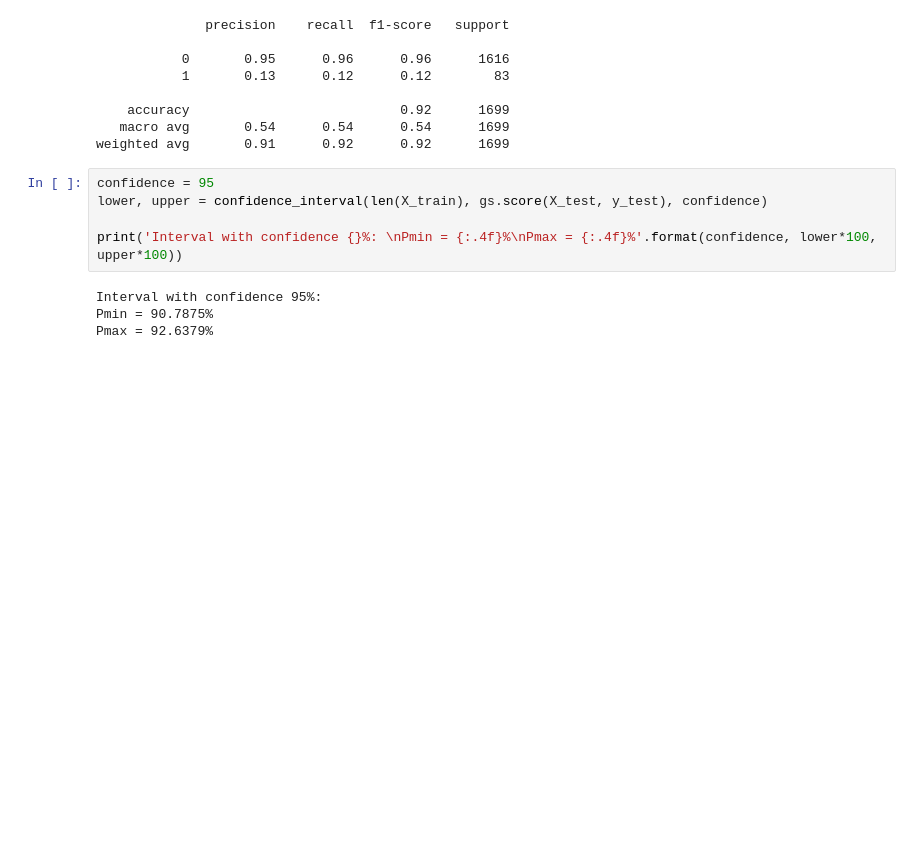
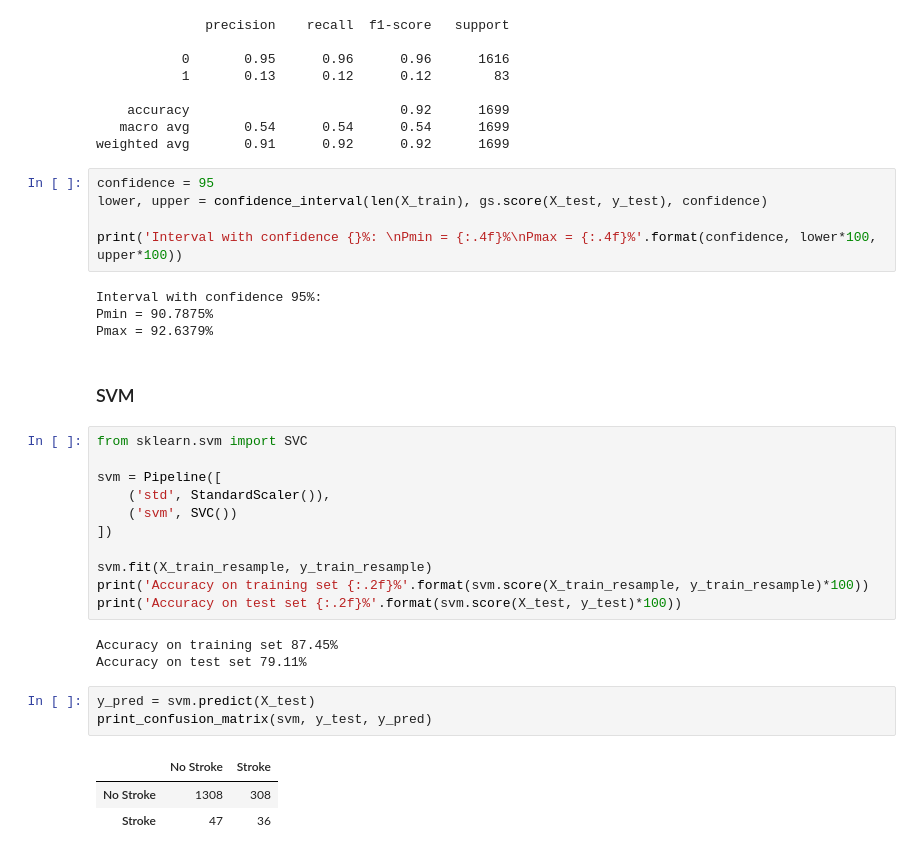
Before and after one commit to LucaSamore/Stroke-Prediction-Analysis, a Jupyter notebook: stroke_prediction_analysis.ipynb, the cells around one changed output. Saved outputs shown, nothing was run; the diff lists cells and outputs as text; blank space fills up the shorter version.

```diff
--- a/stroke_prediction_analysis.ipynb
+++ b/stroke_prediction_analysis.ipynb
@@ -944,3 +936,26 @@ print('Interval with confidence {}%: \nPmin = {:.4f}%\nPmax = {:.4f}%'.format(co
 Interval with confidence 95%:
 Pmin = 90.7875%
 Pmax = 92.6379%
+# %% [markdown]
+### SVM
+# %%
+from sklearn.svm import SVC
+
+svm = Pipeline([
+    ('std', StandardScaler()),
+    ('svm', SVC())
+])
+
+svm.fit(X_train_resample, y_train_resample)
+print('Accuracy on training set {:.2f}%'.format(svm.score(X_train_resample, y_train_resample)*100))
+print('Accuracy on test set {:.2f}%'.format(svm.score(X_test, y_test)*100))
+# %% [output]
+Accuracy on training set 87.45%
+Accuracy on test set 79.11%
+# %%
+y_pred = svm.predict(X_test)
+print_confusion_matrix(svm, y_test, y_pred)
+# %% [output]
+|  | No Stroke | Stroke |
+| No Stroke | 1308 | 308 |
+| Stroke | 47 | 36 |
```
Also changed, not shown: parts of 19 cells of this notebook.
